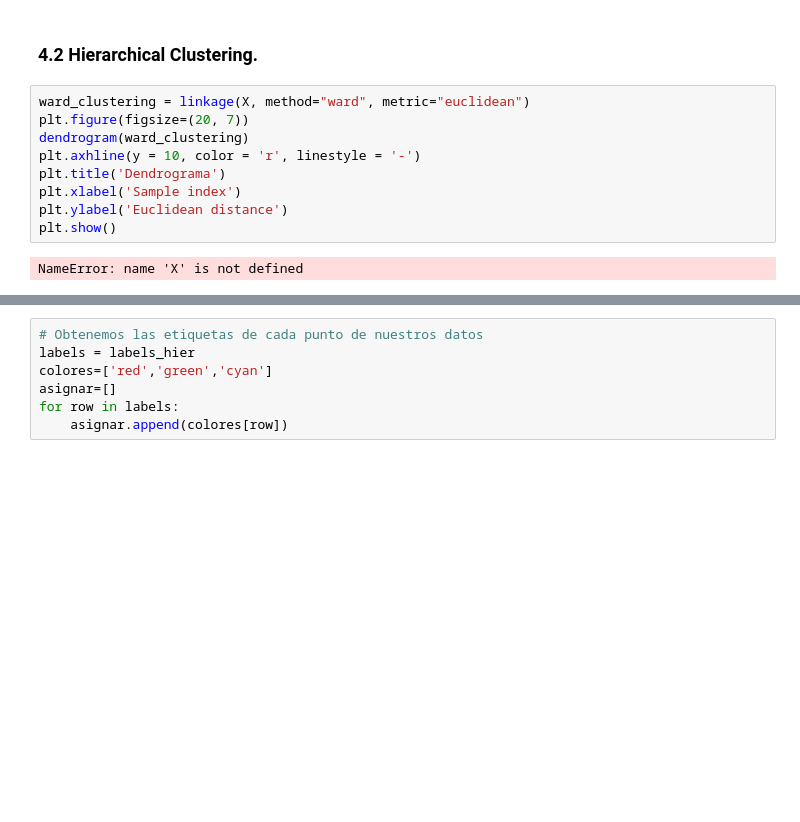
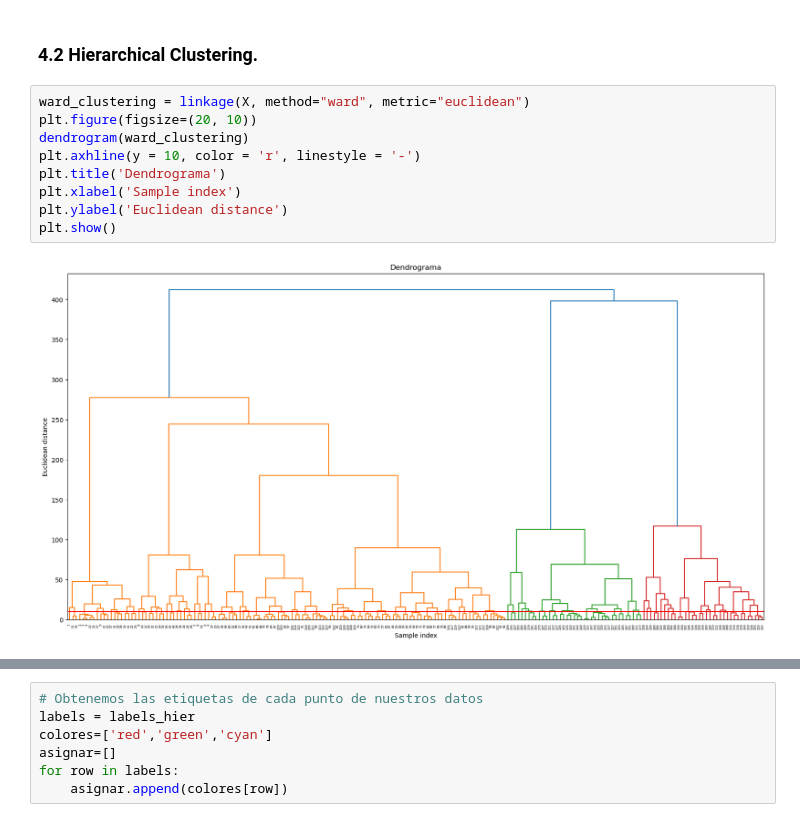
Before and after one commit to ViCtOrFoRtIcH/Analisis-de-Datos---Algoritmos-de-Aprendizaje-No-Supervisado, a Jupyter notebook: AprendizajeNoSupervisado.ipynb, the cells around one changed output, grey strips where cells are left out. Saved outputs shown, nothing was run; the diff lists cells and outputs as text; blank space fills up the shorter version.

```diff
--- a/AprendizajeNoSupervisado.ipynb
+++ b/AprendizajeNoSupervisado.ipynb
@@ -269,13 +269,13 @@ print (DatosBD_CC)
 <h3><b>4.2 Hierarchical Clustering.</b></h3>
 # %%
 ward_clustering = linkage(X, method="ward", metric="euclidean")
-plt.figure(figsize=(20, 7))
+plt.figure(figsize=(20, 10))
 dendrogram(ward_clustering)
 plt.axhline(y = 10, color = 'r', linestyle = '-')
 plt.title('Dendrograma')
 plt.xlabel('Sample index')
 plt.ylabel('Euclidean distance')
 plt.show()
 # %% [output]
-NameError: name 'X' is not defined
+[figure, added]
 # %%
```
Also changed, not shown: parts of 9 cells of this notebook.
